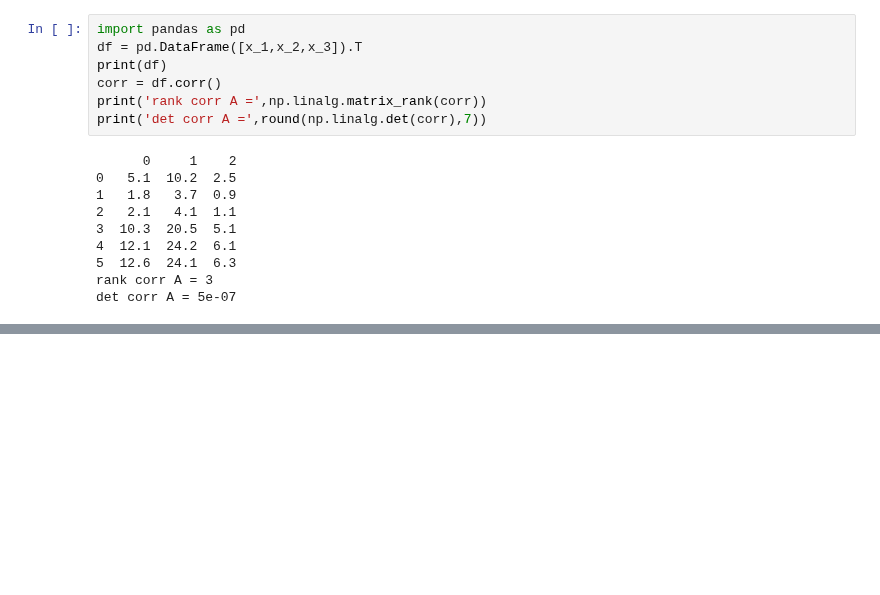
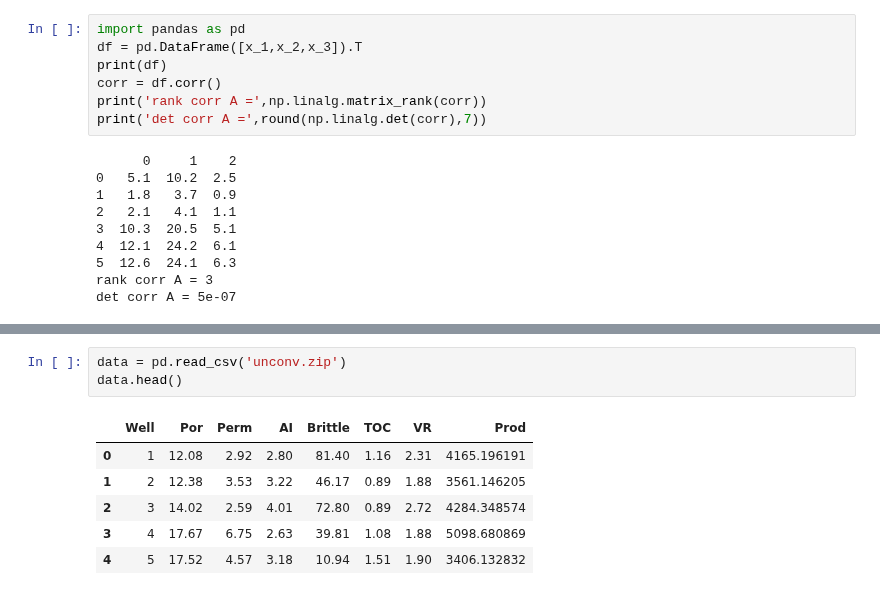
Before and after one commit to hoittoken/Python, a Jupyter notebook: Py/math&ml-2/math&ml-2_lecture.ipynb, the cells around one changed output, grey strips where cells are left out. Drawn from its saved outputs; the diff is of its cells as text; blank space fills up the shorter version.

```diff
--- a/Py/math&ml-2/math&ml-2_lecture.ipynb
+++ b/Py/math&ml-2/math&ml-2_lecture.ipynb
@@ -1368,0 +1392,10 @@ det corr A = 5e-07
+# %%
+data = pd.read_csv('unconv.zip')
+data.head()
+# %% [output]
+|  | Well | Por | Perm | AI | Brittle | TOC | VR | Prod |
+| 0 | 1 | 12.08 | 2.92 | 2.80 | 81.40 | 1.16 | 2.31 | 4165.196191 |
+| 1 | 2 | 12.38 | 3.53 | 3.22 | 46.17 | 0.89 | 1.88 | 3561.146205 |
+| 2 | 3 | 14.02 | 2.59 | 4.01 | 72.80 | 0.89 | 2.72 | 4284.348574 |
+| 3 | 4 | 17.67 | 6.75 | 2.63 | 39.81 | 1.08 | 1.88 | 5098.680869 |
+| 4 | 5 | 17.52 | 4.57 | 3.18 | 10.94 | 1.51 | 1.90 | 3406.132832 |
```
Also changed, not shown: parts of 29 cells of this notebook, 2 other files.
